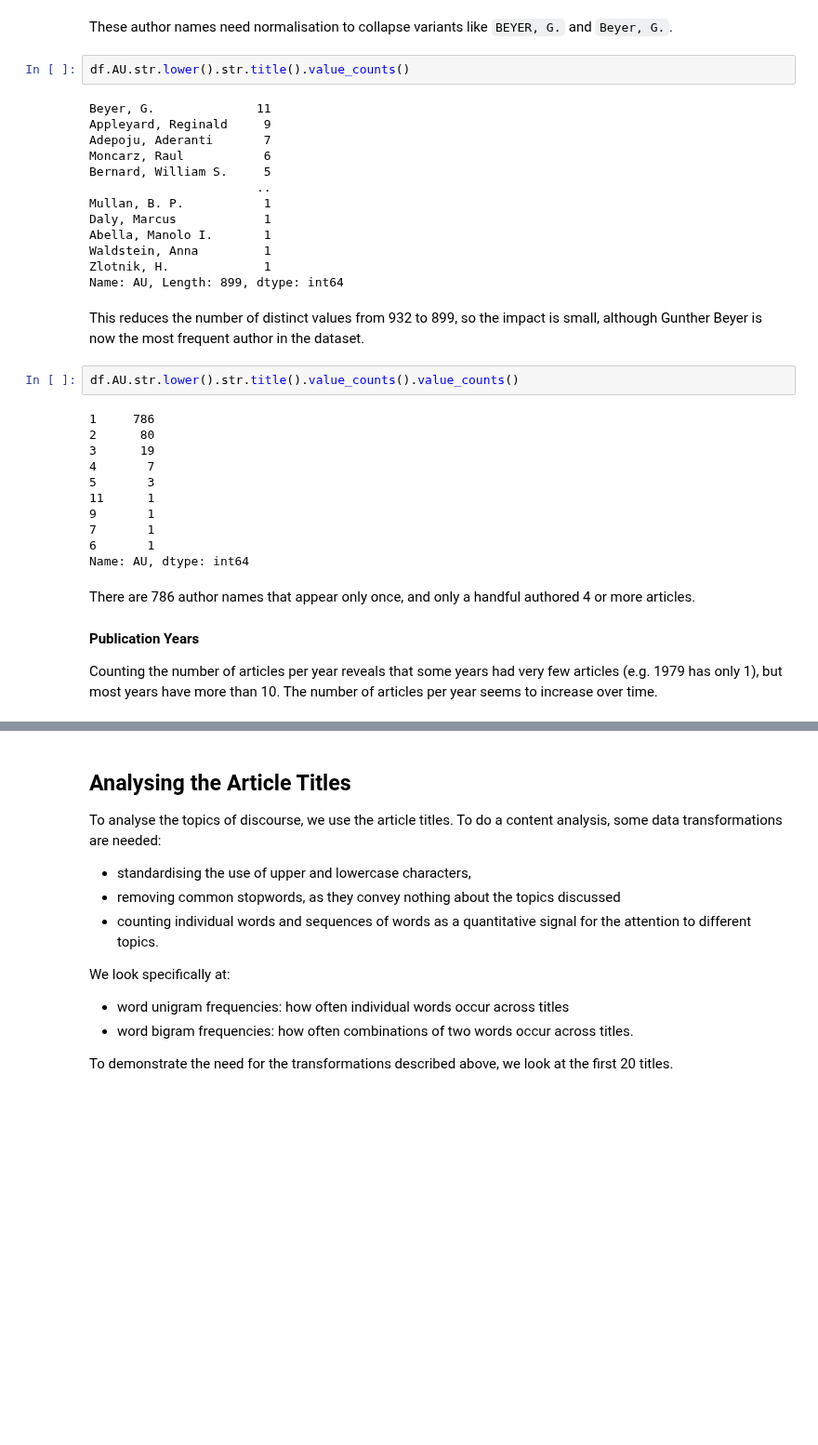
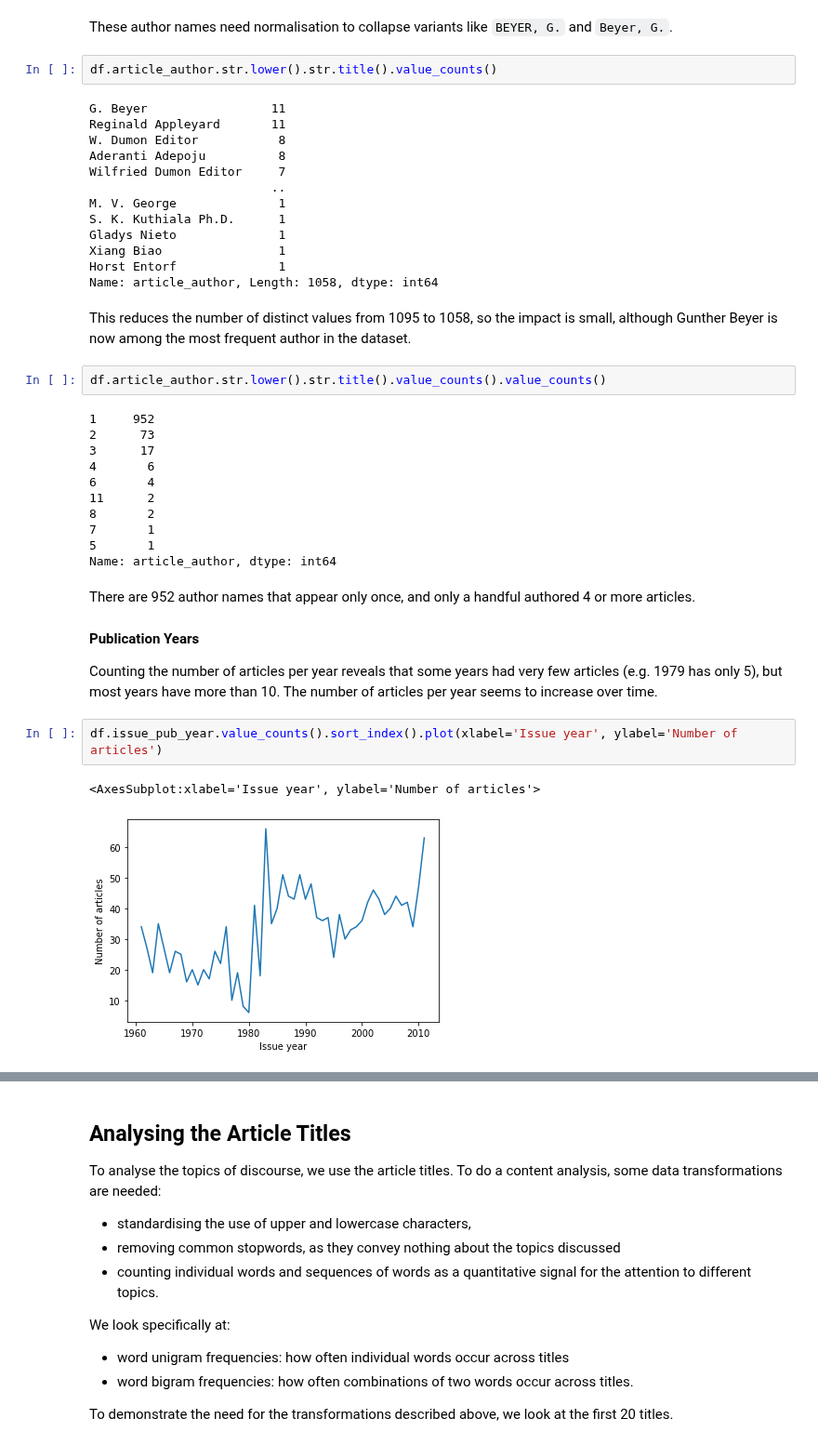
Before and after one commit to HoekR/migrant_discourse, a Jupyter notebook: notebooks/IM-title-analysis-marijn.ipynb, the cells around one changed output, grey strips where cells are left out. Shown at 93% size. Cells and saved outputs as stored; diff of their text form; blank space fills up the shorter version.

```diff
--- a/notebooks/IM-title-analysis-marijn.ipynb
+++ b/notebooks/IM-title-analysis-marijn.ipynb
@@ -67,38 +67,43 @@ Name: AU, Length: 932, dtype: int64
 # %% [markdown]
 These author names need normalisation to collapse variants like `BEYER, G.` and `Beyer, G.`.
 # %%
-df.AU.str.lower().str.title().value_counts()
+df.article_author.str.lower().str.title().value_counts()
 # %% [output]
-Beyer, G.              11
-Appleyard, Reginald     9
-Adepoju, Aderanti       7
-Moncarz, Raul           6
-Bernard, William S.     5
-                       ..
-Mullan, B. P.           1
-Daly, Marcus            1
-Abella, Manolo I.       1
-Waldstein, Anna         1
-Zlotnik, H.             1
-Name: AU, Length: 899, dtype: int64
+G. Beyer                 11
+Reginald Appleyard       11
+W. Dumon Editor           8
+Aderanti Adepoju          8
+Wilfried Dumon Editor     7
+                         ..
+M. V. George              1
+S. K. Kuthiala Ph.D.      1
+Gladys Nieto              1
+Xiang Biao                1
+Horst Entorf              1
+Name: article_author, Length: 1058, dtype: int64
 # %% [markdown]
-This reduces the number of distinct values from 932 to 899, so the impact is small, although Gunther Beyer is now the most frequent author in the dataset.
+This reduces the number of distinct values from 1095 to 1058, so the impact is small, although Gunther Beyer is now among the most frequent author in the dataset.
 # %%
-df.AU.str.lower().str.title().value_counts().value_counts()
+df.article_author.str.lower().str.title().value_counts().value_counts()
 # %% [output]
-1     786
-2      80
-3      19
-4       7
-5       3
-11      1
-9       1
+1     952
+2      73
+3      17
+4       6
+6       4
+11      2
+8       2
 7       1
-6       1
-Name: AU, dtype: int64
+5       1
+Name: article_author, dtype: int64
 # %% [markdown]
-There are 786 author names that appear only once, and only a handful authored 4 or more articles.
+There are 952 author names that appear only once, and only a handful authored 4 or more articles.
 
 #### Publication Years
 
-Counting the number of articles per year reveals that some years had very few articles (e.g. 1979 has only 1), but most years have more than 10. The number of articles per year seems to increase over time.
+Counting the number of articles per year reveals that some years had very few articles (e.g. 1979 has only 5), but most years have more than 10. The number of articles per year seems to increase over time.
+# %%
+df.issue_pub_year.value_counts().sort_index().plot(xlabel='Issue year', ylabel='Number of articles')
+# %% [output]
+<AxesSubplot:xlabel='Issue year', ylabel='Number of articles'>
+[figure, added]
```
Also changed, not shown: parts of 37 cells of this notebook, 6 other files.
